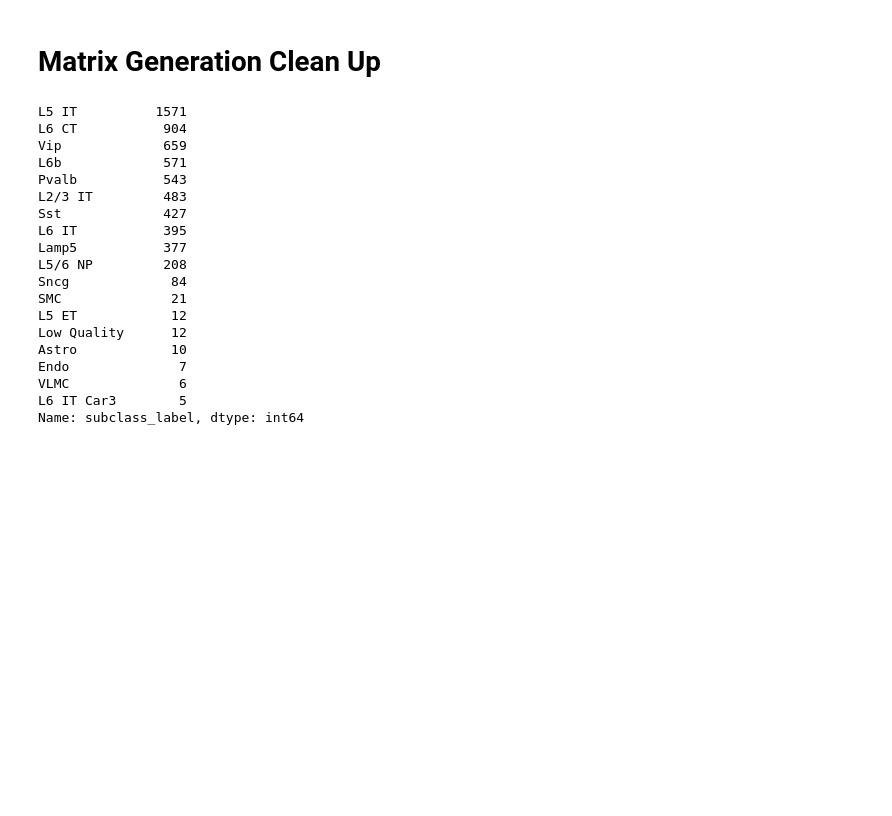
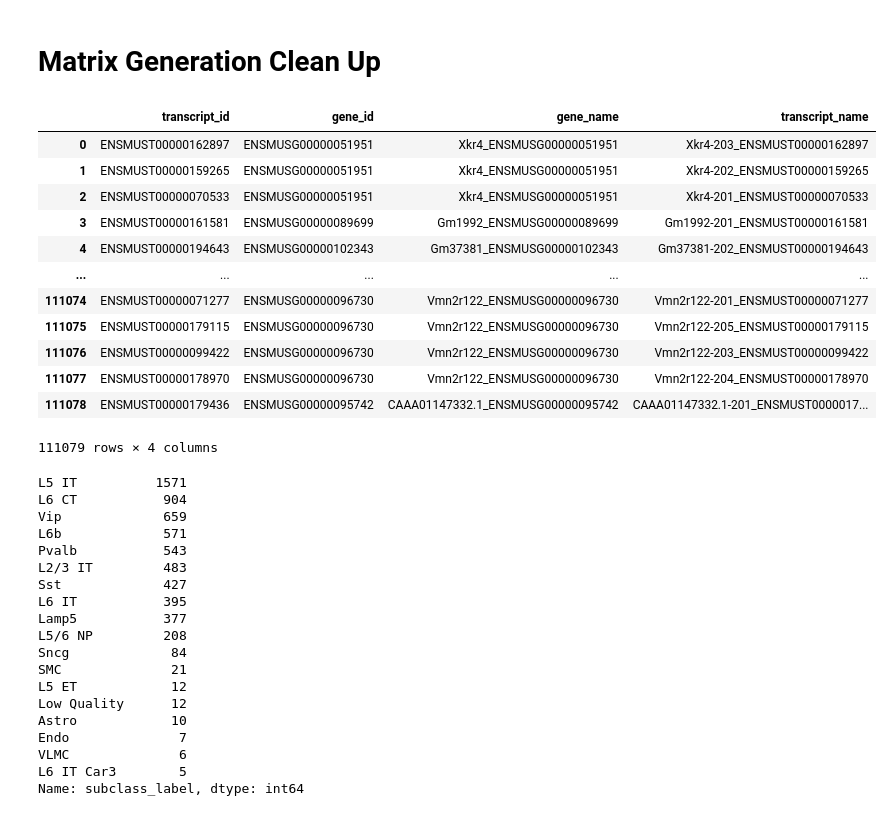
Before and after one commit to pachterlab/BYVSTZP_2020, a Jupyter notebook: analysis/notebooks/gene_isoform_matrix_generation.ipynb, the cells around one changed output. Drawn from its saved outputs; the diff is of its cells as text; code cells hidden in the pictures; blank space fills up the shorter version.

```diff
--- a/analysis/notebooks/gene_isoform_matrix_generation.ipynb
+++ b/analysis/notebooks/gene_isoform_matrix_generation.ipynb
@@ -36,6 +36,22 @@ adata = "../../data/SMARTseq/out_cr_index/annotated_adata.h5ad"
 adata = anndata.read_h5ad(adata)
 adata.var["gene_name"] = adata.var["gene_name"].astype(str) + "_" + adata.var.gene_id.astype(str)
 adata.var["transcript_name"] = adata.var["transcript_name"].astype(str) + "_" + adata.var.transcript_id.astype(str)
+# %%
+adata.var
+# %% [output]
+|  | transcript_id | gene_id | gene_name | transcript_name |
+| 0 | ENSMUST00000162897 | ENSMUSG00000051951 | Xkr4_ENSMUSG00000051951 | Xkr4-203_ENSMUST00000162897 |
+| 1 | ENSMUST00000159265 | ENSMUSG00000051951 | Xkr4_ENSMUSG00000051951 | Xkr4-202_ENSMUST00000159265 |
+| 2 | ENSMUST00000070533 | ENSMUSG00000051951 | Xkr4_ENSMUSG00000051951 | Xkr4-201_ENSMUST00000070533 |
+| 3 | ENSMUST00000161581 | ENSMUSG00000089699 | Gm1992_ENSMUSG00000089699 | Gm1992-201_ENSMUST00000161581 |
+| 4 | ENSMUST00000194643 | ENSMUSG00000102343 | Gm37381_ENSMUSG00000102343 | Gm37381-202_ENSMUST00000194643 |
+| ... | ... | ... | ... | ... |
+| 111074 | ENSMUST00000071277 | ENSMUSG00000096730 | Vmn2r122_ENSMUSG00000096730 | Vmn2r122-201_ENSMUST00000071277 |
+| 111075 | ENSMUST00000179115 | ENSMUSG00000096730 | Vmn2r122_ENSMUSG00000096730 | Vmn2r122-205_ENSMUST00000179115 |
+| 111076 | ENSMUST00000099422 | ENSMUSG00000096730 | Vmn2r122_ENSMUSG00000096730 | Vmn2r122-203_ENSMUST00000099422 |
+| 111077 | ENSMUST00000178970 | ENSMUSG00000096730 | Vmn2r122_ENSMUSG00000096730 | Vmn2r122-204_ENSMUST00000178970 |
+| 111078 | ENSMUST00000179436 | ENSMUSG00000095742 | CAAA01147332.1_ENSMUSG00000095742 | CAAA01147332.1-201_ENSMUST0000017... |
+111079 rows × 4 columns
 # %%
 def change(x):
     if x=="L5 ET": return "L5 PT"
```
Also changed, not shown: 30 other files.
